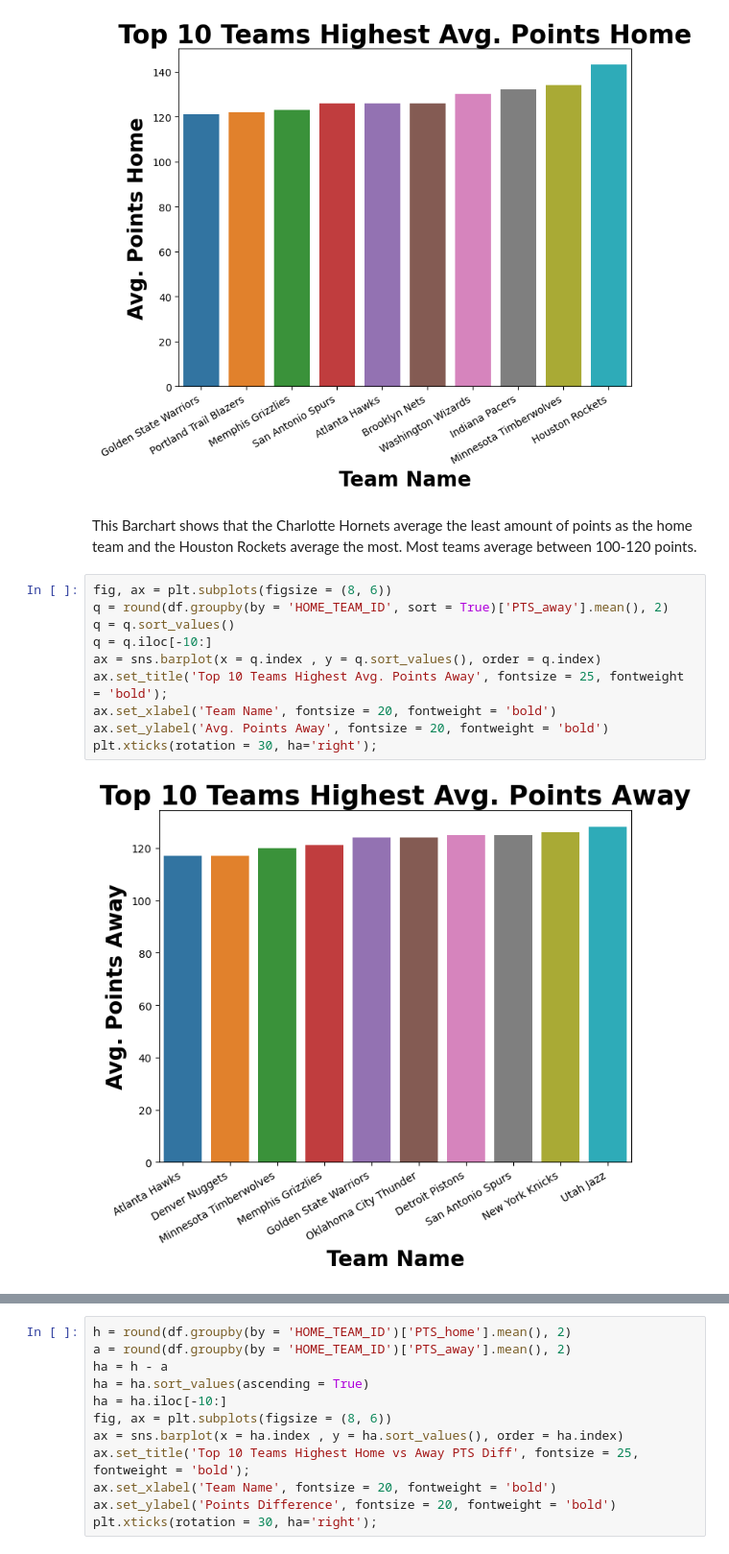
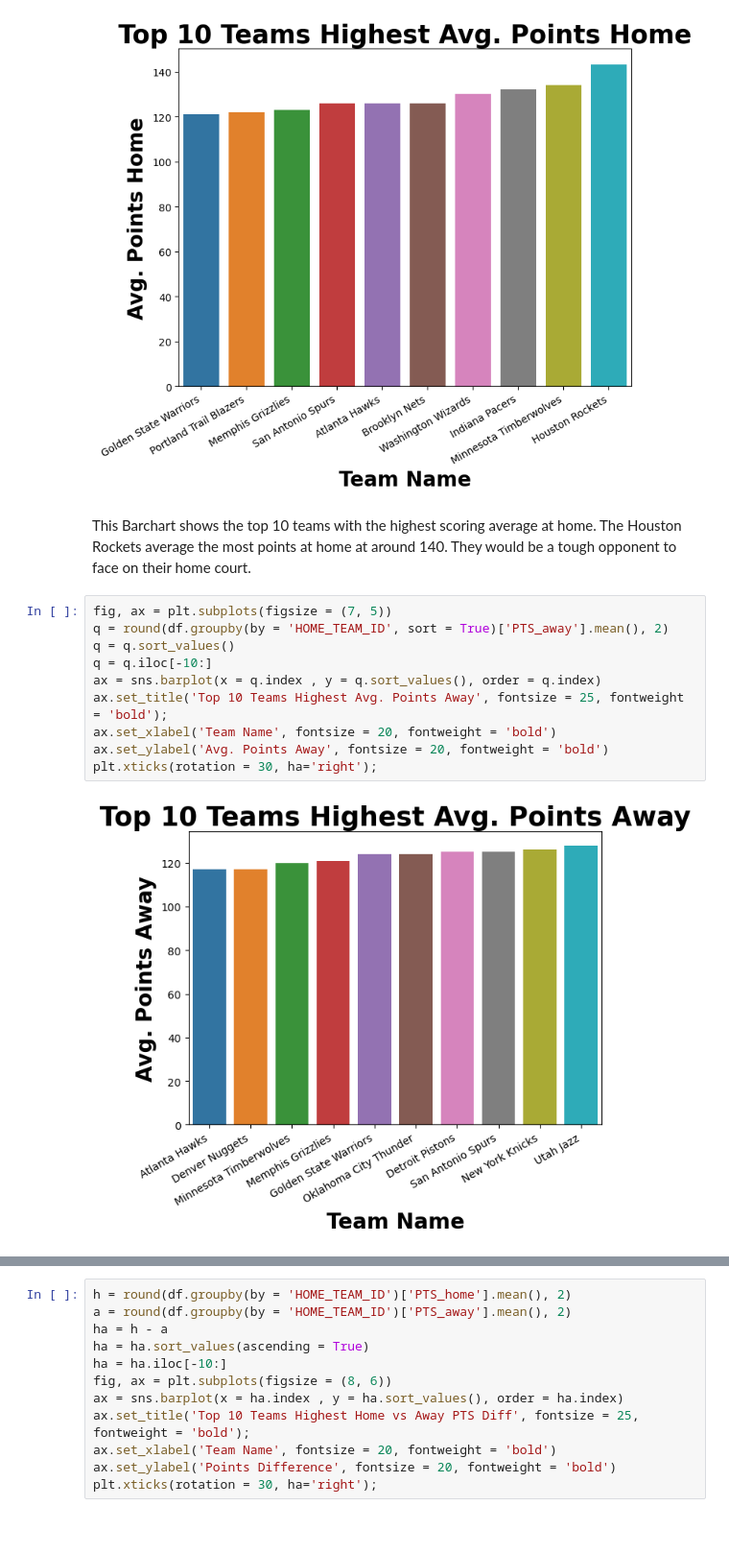
Before and after one commit to jaytrey777/NBA-Home-Team-Wins, a Jupyter notebook: NBA Home Team Wins.ipynb, the cells around one changed output, grey strips where cells are left out. Shown at 96% size. Drawn from its saved outputs; the diff is of its cells as text; blank space fills up the shorter version.

```diff
--- a/NBA Home Team Wins.ipynb
+++ b/NBA Home Team Wins.ipynb
@@ -454,17 +454,17 @@ ax.set_ylabel('Avg. Points Home', fontsize = 20, fontweight = 'bold')
 plt.xticks(rotation = 30, ha='right');
 # %% [output]
 [figure]
-# %% [markdown]
-This Barchart shows that the Charlotte Hornets average the least amount of points as the home team and the Houston Rockets average the most. Most teams average between 100-120 points.
+# %% [markdown]
+This Barchart shows the top 10 teams with the highest scoring average at home. The Houston Rockets average the most points at home at around 140. They would be a tough opponent to face on their home court.
 # %%
-fig, ax = plt.subplots(figsize = (8, 6))
+fig, ax = plt.subplots(figsize = (7, 5))
 q = round(df.groupby(by = 'HOME_TEAM_ID', sort = True)['PTS_away'].mean(), 2)
 q = q.sort_values()
 q = q.iloc[-10:]
 ax = sns.barplot(x = q.index , y = q.sort_values(), order = q.index)
 ax.set_title('Top 10 Teams Highest Avg. Points Away', fontsize = 25, fontweight = 'bold');
 ax.set_xlabel('Team Name', fontsize = 20, fontweight = 'bold')
 ax.set_ylabel('Avg. Points Away', fontsize = 20, fontweight = 'bold')
 plt.xticks(rotation = 30, ha='right');
 # %% [output]
-[figure, old version]
+[figure, new version]
```
Also changed, not shown: parts of 3 cells of this notebook.
